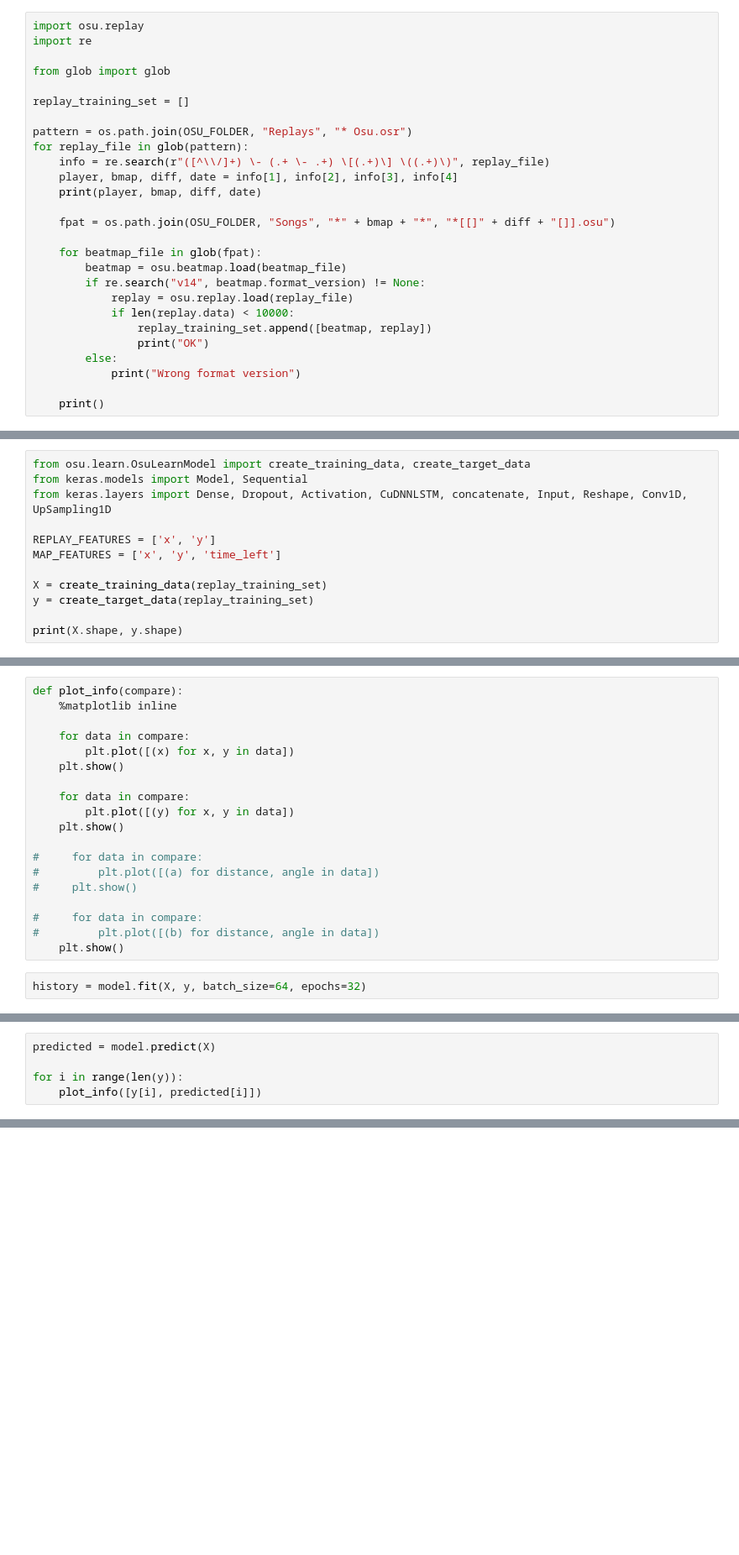
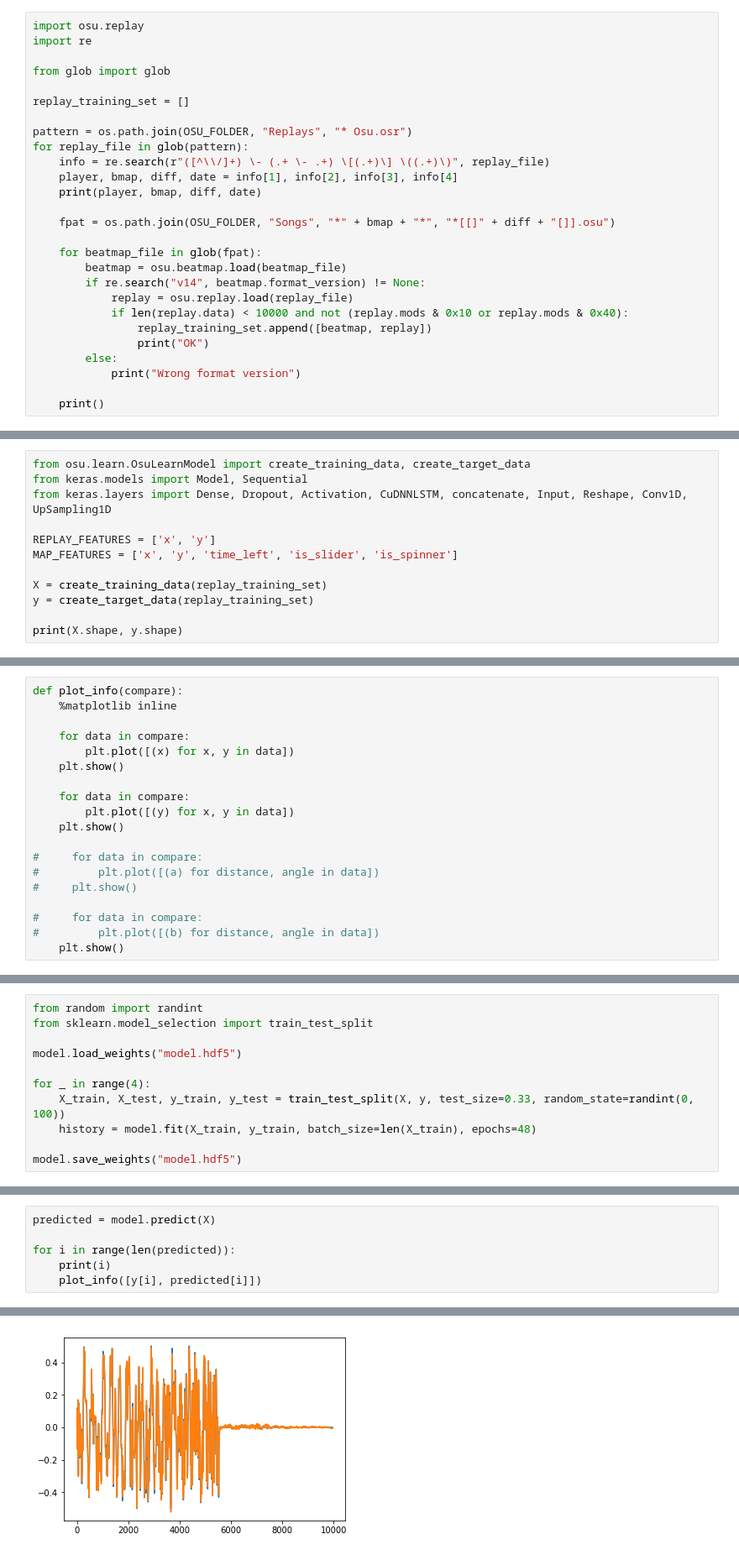
Before and after one commit to GuiBrandt/OsuLearn, a Jupyter notebook: OsuLearn.ipynb, the cells around one changed output, grey strips where cells are left out. Shown at 84% size. Drawn from its saved outputs; the diff is of its cells as text; blank space fills up the shorter version.

```diff
--- a/OsuLearn.ipynb
+++ b/OsuLearn.ipynb
@@ -122,7 +122,7 @@ for replay_file in glob(pattern):
         beatmap = osu.beatmap.load(beatmap_file)
         if re.search("v14", beatmap.format_version) != None:
             replay = osu.replay.load(replay_file)
-            if len(replay.data) < 10000:
+            if len(replay.data) < 10000 and not (replay.mods & 0x10 or replay.mods & 0x40):
                 replay_training_set.append([beatmap, replay])
                 print("OK")
         else:
@@ -157,7 +157,7 @@ from keras.models import Model, Sequential
 from keras.layers import Dense, Dropout, Activation, CuDNNLSTM, concatenate, Input, Reshape, Conv1D, UpSampling1D
 
 REPLAY_FEATURES = ['x', 'y']
-MAP_FEATURES = ['x', 'y', 'time_left']
+MAP_FEATURES = ['x', 'y', 'time_left', 'is_slider', 'is_spinner']
 
 X = create_training_data(replay_training_set)
 y = create_target_data(replay_training_set)
@@ -245,5 +223,3 @@ def plot_info(compare):
 #     for data in compare:
 #         plt.plot([(b) for distance, angle in data])
     plt.show()
-# %%
-history = model.fit(X, y, batch_size=64, epochs=32)
@@ -267,0 +226,11 @@ Epoch 13/128
+# %%
+from random import randint
+from sklearn.model_selection import train_test_split
+
+model.load_weights("model.hdf5")
+
+for _ in range(4):
+    X_train, X_test, y_train, y_test = train_test_split(X, y, test_size=0.33, random_state=randint(0, 100))
+    history = model.fit(X_train, y_train, batch_size=len(X_train), epochs=48)
+
+model.save_weights("model.hdf5")
@@ -276,5 +266,7 @@ plt.show()
 # %%
 predicted = model.predict(X)
 
-for i in range(len(y)):
+for i in range(len(predicted)):
+    print(i)
     plot_info([y[i], predicted[i]])
+# %% [output]
@@ -280,0 +274 @@ for i in range(len(y)):
+[figure, added]
```
Also changed, not shown: parts of 9 cells of this notebook, 2 other files.
